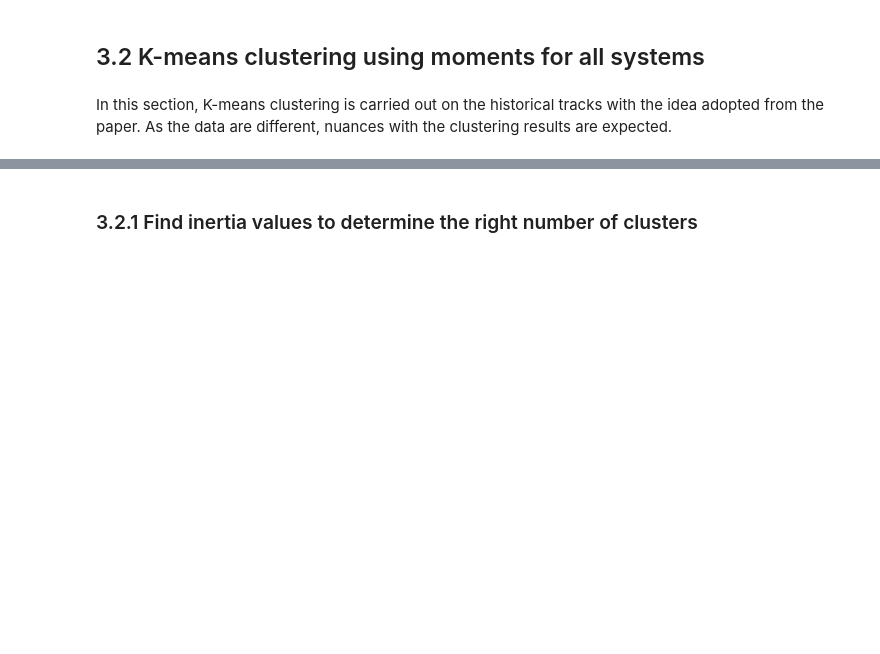
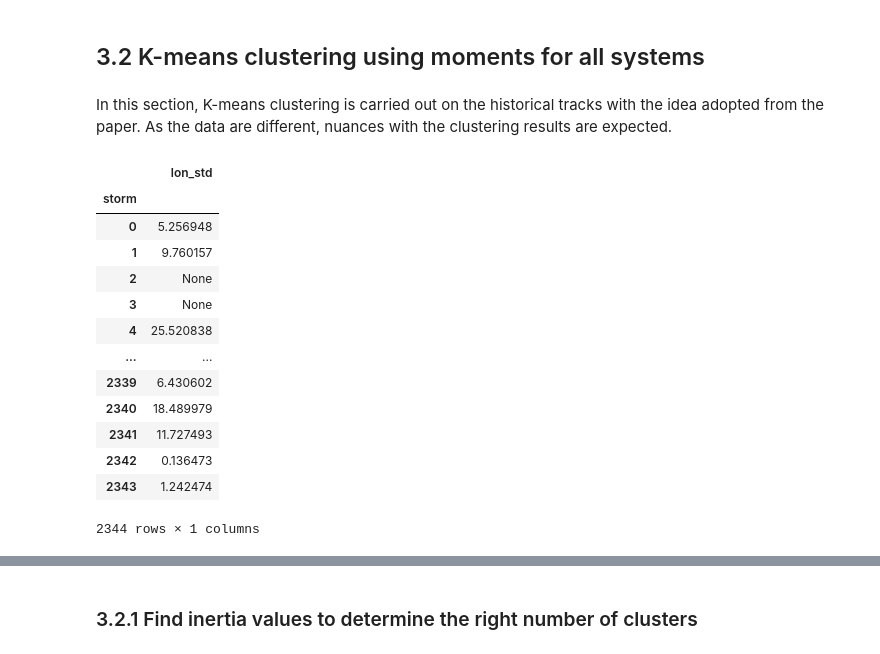
Before and after one commit to JuanPalaciosGodoy/climate-prediction-with-ml-team-1, a Jupyter notebook: Project-StarterCodes/Project1-EDAV/lib/Project1_Starter.ipynb, the cells around one changed output, grey strips where cells are left out. Saved outputs shown, nothing was run; the diff lists cells and outputs as text; code cells hidden in the pictures; blank space fills up the shorter version.

```diff
--- a/Project-StarterCodes/Project1-EDAV/lib/Project1_Starter.ipynb
+++ b/Project-StarterCodes/Project1-EDAV/lib/Project1_Starter.ipynb
@@ -585,3 +602,26 @@ ax.plot([circle[0,int(N/4)], circle[0,int(N*3/4)]]+lon_weighted,
 ## 3.2 K-means clustering using moments for all systems
 # %% [markdown]
 In this section, K-means clustering is carried out on the historical tracks with the idea adopted from the paper. As the data are different, nuances with the clustering results are expected.
+# %%
+from func_tools.helper_functions import get_storms_with_moments
+from func_tools.plotting_functions import plot_track_moments
+
+# calculate moments (It takes a moment to calculate the moments)
+storms = get_storms_with_moments(storms=tks)
+# %%
+storms.lon_std.to_dataframe()
+# %% [output]
+|  | lon_std |
+| storm |  |
+| 0 | 5.256948 |
+| 1 | 9.760157 |
+| 2 | None |
+| 3 | None |
+| 4 | 25.520838 |
+| ... | ... |
+| 2339 | 6.430602 |
+| 2340 | 18.489979 |
+| 2341 | 11.727493 |
+| 2342 | 0.136473 |
+| 2343 | 1.242474 |
+2344 rows × 1 columns
```
Also changed, not shown: parts of 16 cells of this notebook, 2 other files.
